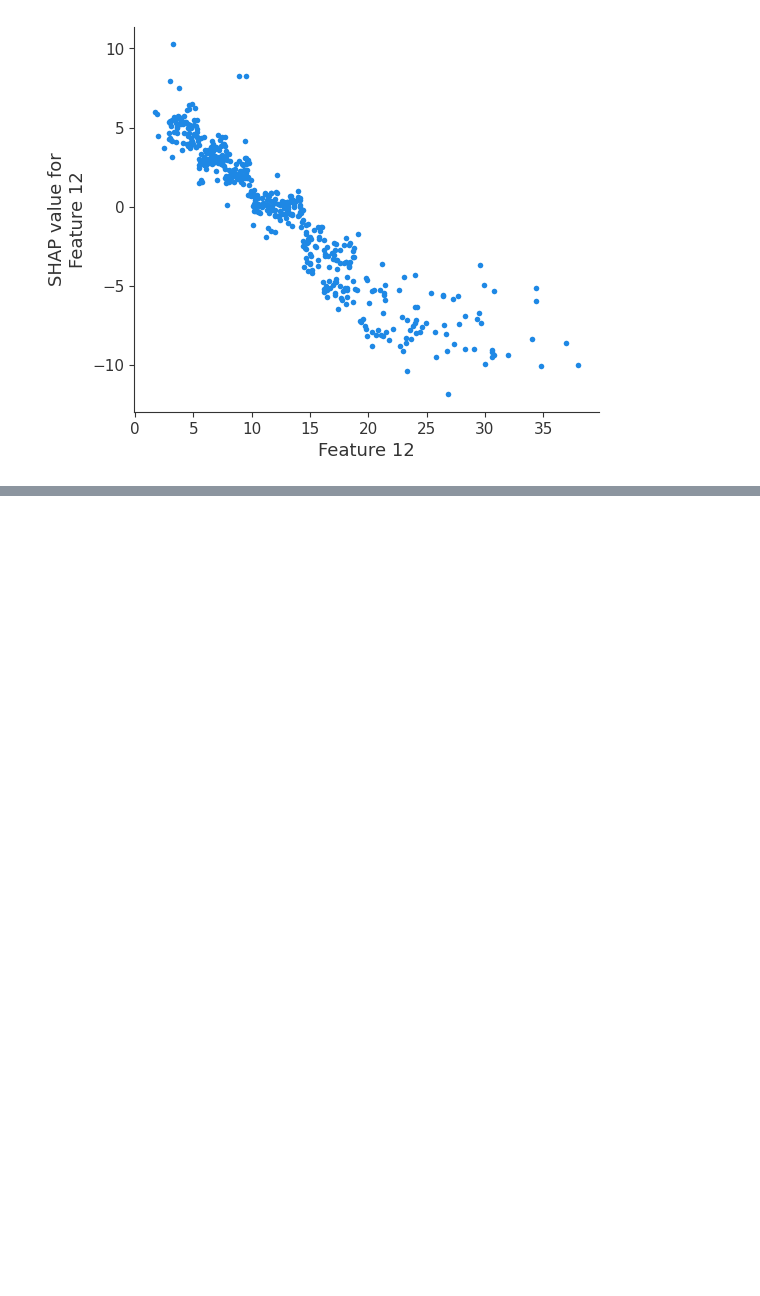
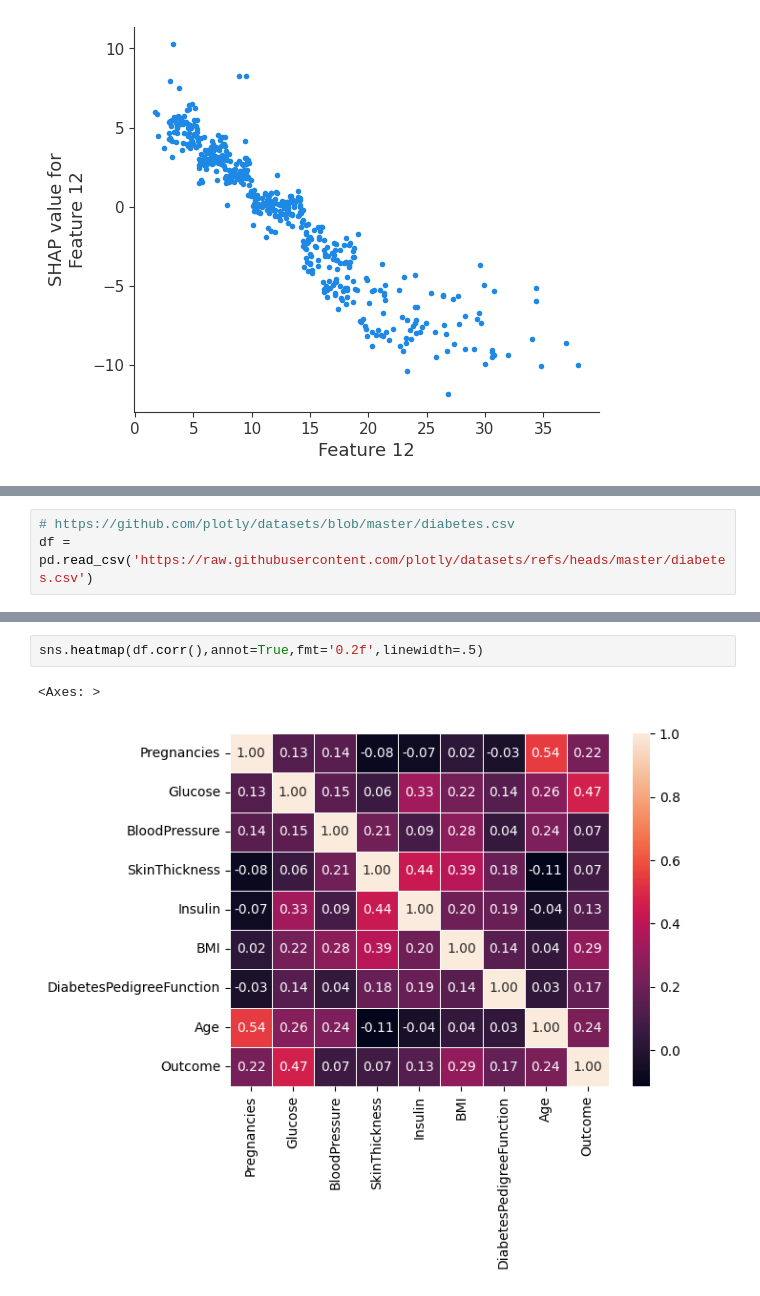
Before and after one commit to AliZandesh/Feature_Importance, a Jupyter notebook: Determining Feature Importance.ipynb, the cells around one changed output, grey strips where cells are left out. Drawn from its saved outputs; the diff is of its cells as text; blank space fills up the shorter version.

```diff
--- a/Determining Feature Importance.ipynb
+++ b/Determining Feature Importance.ipynb
@@ -1608,0 +1642,3 @@ shap.dependence_plot(12, shap_values, data, interaction_index=None)
+# %%
+# https://github.com/plotly/datasets/blob/master/diabetes.csv
+df = pd.read_csv('https://raw.githubusercontent.com/plotly/datasets/refs/heads/master/diabetes.csv')
@@ -1608,0 +1720,5 @@ shap.dependence_plot(12, shap_values, data, interaction_index=None)
+# %%
+sns.heatmap(df.corr(),annot=True,fmt='0.2f',linewidth=.5)
+# %% [output]
+<Axes: >
+[figure, added]
```
Also changed, not shown: parts of 32 cells of this notebook.
